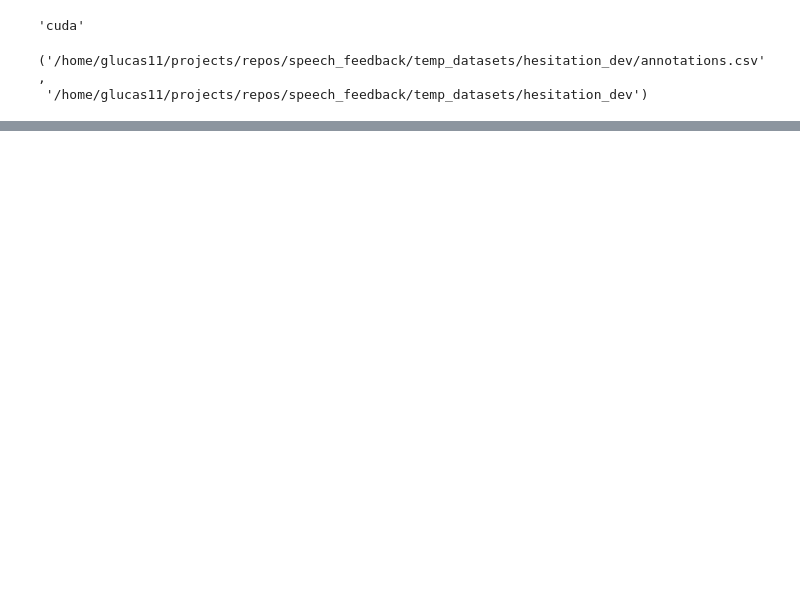
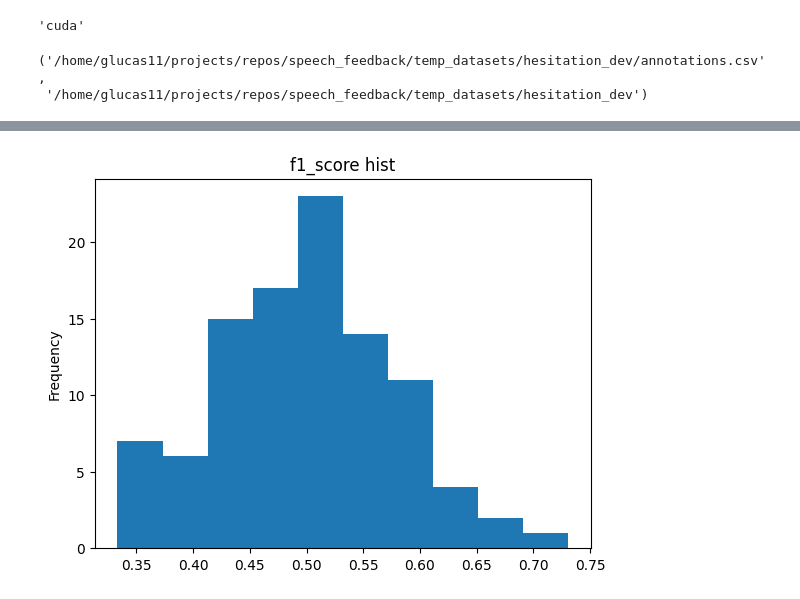
Before and after one commit to glucard/speech_feedback, a Jupyter notebook: hesitation_classifier.ipynb, the cells around one changed output, grey strips where cells are left out. Cells and saved outputs as stored; diff of their text form; code cells hidden in the pictures; blank space fills up the shorter version.

```diff
--- a/hesitation_classifier.ipynb
+++ b/hesitation_classifier.ipynb
@@ -282,0 +273,4 @@ scores = df_results['val_f1_score'].plot(kind='hist', title='f1_score hist')
+# %%
+scores = df_results['val_accuracy'].plot(kind='hist', title='f1_score hist')
+# %% [output]
+[figure, added]
```
Also changed, not shown: parts of 5 cells of this notebook.
